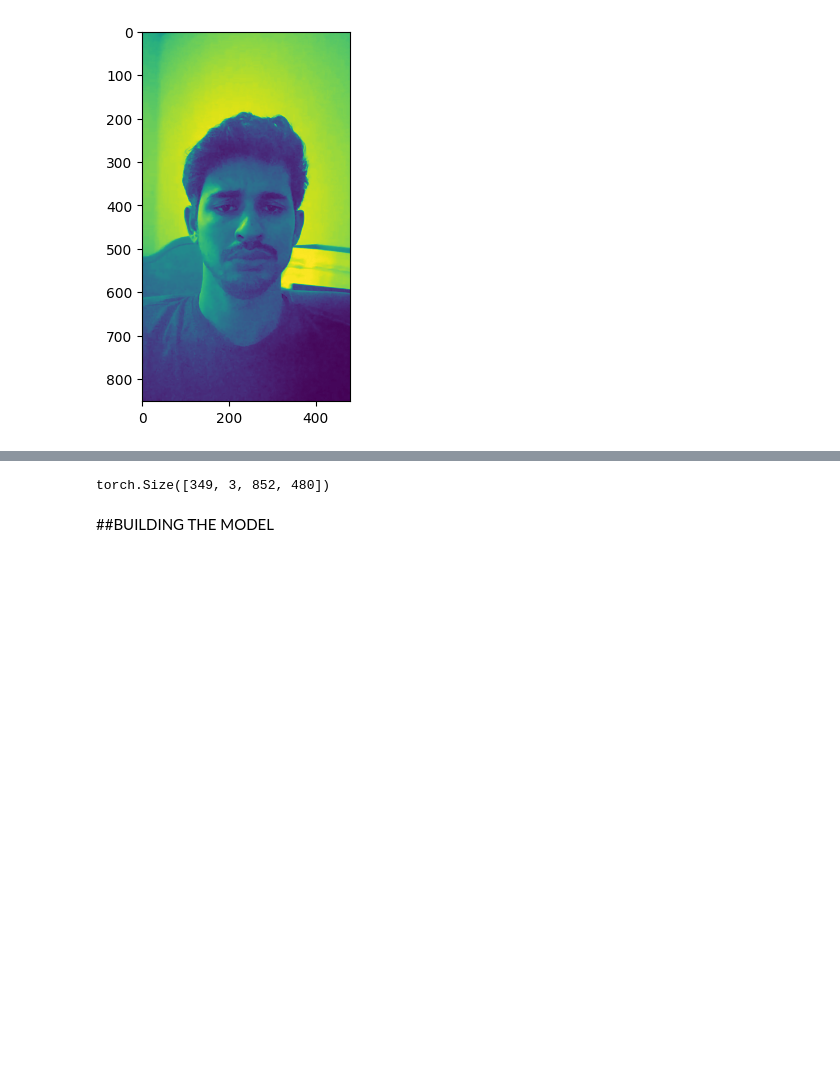
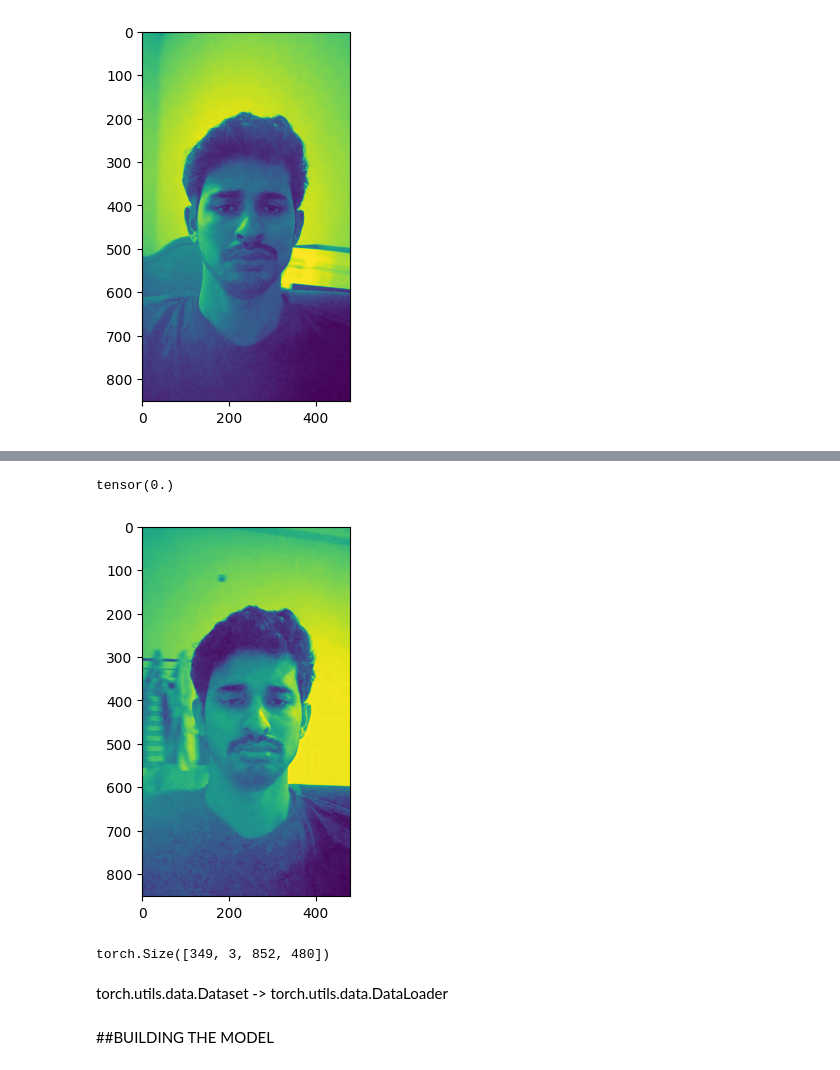
Before and after one commit to AhamedShimak/My-AI-Projects, a Jupyter notebook: happy_or_sad.ipynb, the cells around one changed output, grey strips where cells are left out. Saved outputs shown, nothing was run; the diff lists cells and outputs as text; code cells hidden in the pictures; blank space fills up the shorter version.

```diff
--- a/happy_or_sad.ipynb
+++ b/happy_or_sad.ipynb
@@ -585,6 +608,20 @@ tensor(0.)
 # %%
 perm = torch.randperm(len(y))
 x,y=x[perm],y[perm]
+# %%
+from sklearn.model_selection import train_test_split
+
+# Assuming 'X' is your feature data and 'y' is your target variable
+
+# Split the data into training and testing sets
+x_train, x_test, y_train, y_test = train_test_split(x, y, test_size=0.2, random_state=42)
+# %%
+n=4
+plt.imshow(x_test[n][2])
+y_test[n]
+# %% [output]
+tensor(0.)
+[figure, added]
 # %%
 # plot and visualize it
 
@@ -594,3 +633,5 @@ torch.Size([349, 3, 852, 480])
+# %% [markdown]
+torch.utils.data.Dataset -> torch.utils.data.DataLoader
 # %% [markdown]
 ##BUILDING THE MODEL
 # %% [markdown]
```
Also changed, not shown: parts of 8 cells of this notebook.
